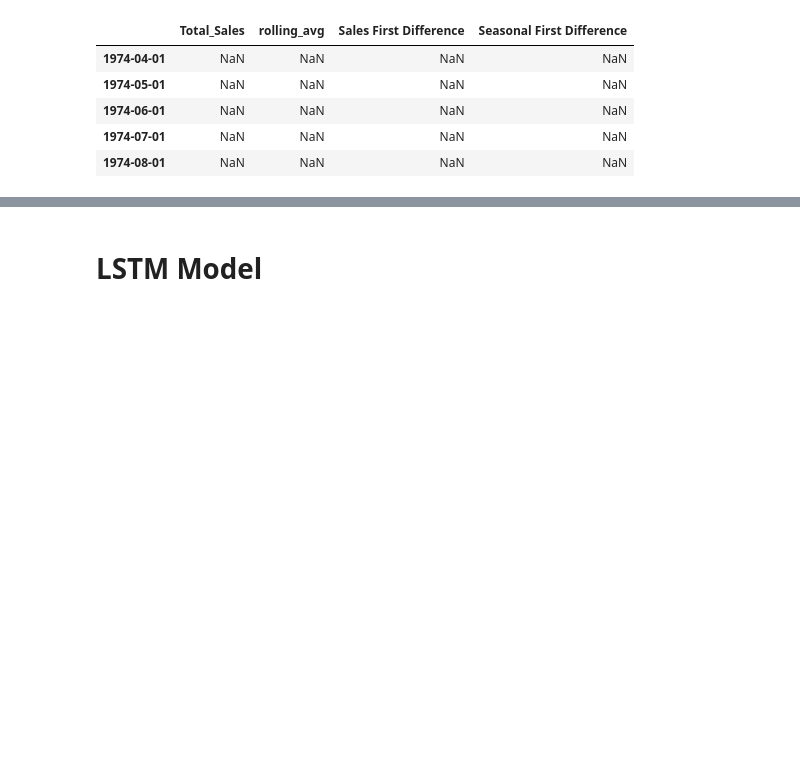
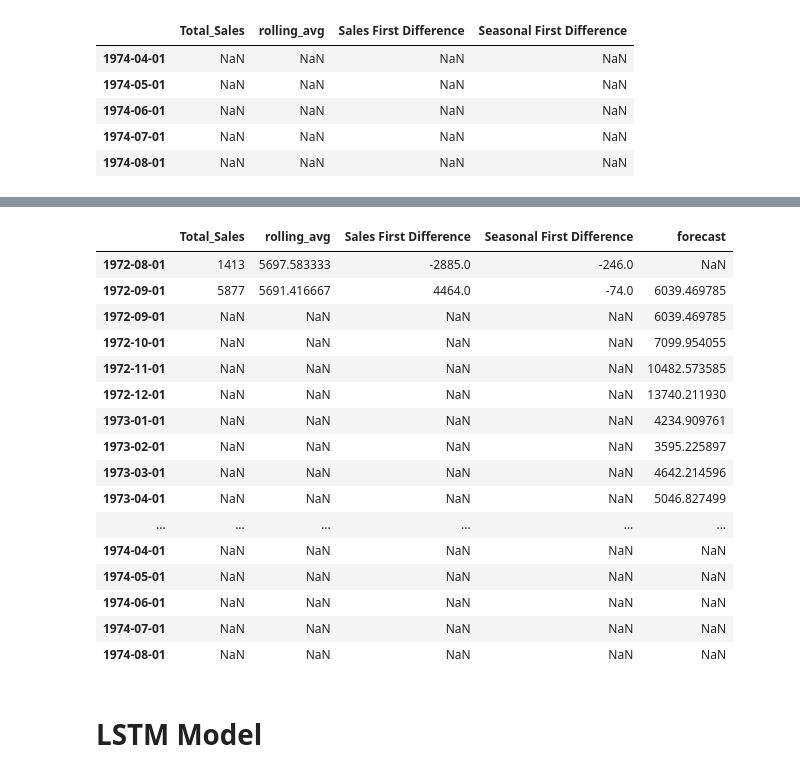
Before and after one commit to Bikas0/Sales-of-a-Retail-Store, a Jupyter notebook: Business Automation Ltd. Interview Skill Test/Predicting Monthly Sales for a Retail Stores.ipynb, the cells around one changed output, grey strips where cells are left out. Cells and saved outputs as stored; diff of their text form; code cells hidden in the pictures; blank space fills up the shorter version.

```diff
--- a/Business Automation Ltd. Interview Skill Test/Predicting Monthly Sales for a Retail Stores.ipynb
+++ b/Business Automation Ltd. Interview Skill Test/Predicting Monthly Sales for a Retail Stores.ipynb
@@ -359,3 +368,23 @@ future_df[['Total_Sales', 'forecast']].plot(color = colors, linewidth=3, figsize
+# %%
+future_df.tail(26)
+# %% [output]
+|  | Total_Sales | rolling_avg | Sales First Difference | Seasonal First Difference | forecast |
+| 1972-08-01 | 1413 | 5697.583333 | -2885.0 | -246.0 | NaN |
+| 1972-09-01 | 5877 | 5691.416667 | 4464.0 | -74.0 | 6039.469785 |
+| 1972-09-01 | NaN | NaN | NaN | NaN | 6039.469785 |
+| 1972-10-01 | NaN | NaN | NaN | NaN | 7099.954055 |
+| 1972-11-01 | NaN | NaN | NaN | NaN | 10482.573585 |
+| 1972-12-01 | NaN | NaN | NaN | NaN | 13740.211930 |
+| 1973-01-01 | NaN | NaN | NaN | NaN | 4234.909761 |
+| 1973-02-01 | NaN | NaN | NaN | NaN | 3595.225897 |
+| 1973-03-01 | NaN | NaN | NaN | NaN | 4642.214596 |
+| 1973-04-01 | NaN | NaN | NaN | NaN | 5046.827499 |
+| ... | ... | ... | ... | ... | ... |
+| 1974-04-01 | NaN | NaN | NaN | NaN | NaN |
+| 1974-05-01 | NaN | NaN | NaN | NaN | NaN |
+| 1974-06-01 | NaN | NaN | NaN | NaN | NaN |
+| 1974-07-01 | NaN | NaN | NaN | NaN | NaN |
+| 1974-08-01 | NaN | NaN | NaN | NaN | NaN |
 # %% [markdown]
 # LSTM Model
 # %%
```
Also changed, not shown: parts of 28 cells of this notebook.
